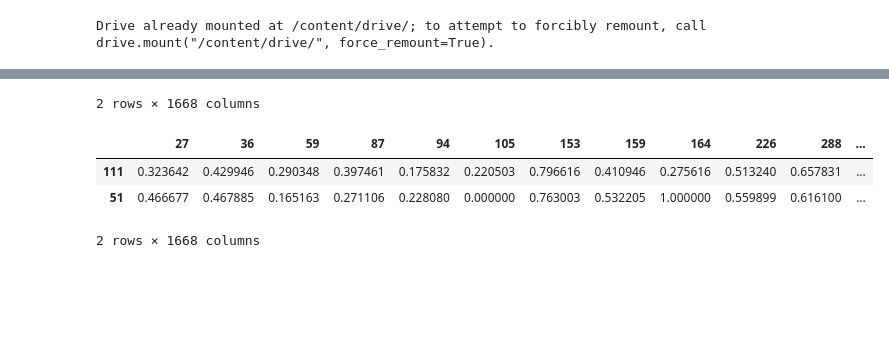
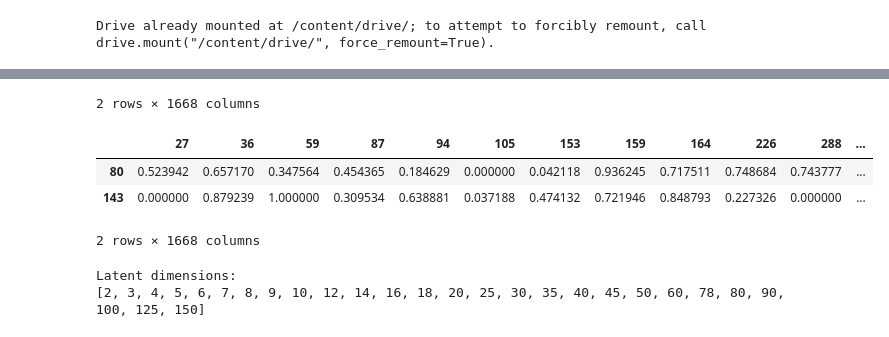
Before and after one commit to sowmyamanojna/PCOS-Gene-Expression-Data-Analysis, a Jupyter notebook: codes/vae_dae/dae_retrial.ipynb, the cells around one changed output, grey strips where cells are left out. Cells and saved outputs as stored; diff of their text form; code cells hidden in the pictures; blank space fills up the shorter version.

Commit message:
Added code across k, saved the dataframe

```diff
--- a/codes/vae_dae/dae_retrial.ipynb
+++ b/codes/vae_dae/dae_retrial.ipynb
@@ -367,6 +367,5 @@ display(pcos_train_df.head(2))
 display(pcos_test_df.head(2))
 
 original_dim = pcos_df.shape[1]
-latent_dim = 2
 # %% [output]
 |  | 27 | 36 | 59 | 87 | 94 | 105 | 153 | 159 | 164 | 226 | 288 | ... |
@@ -375,6 +374,24 @@ latent_dim = 2
 2 rows × 1668 columns
 |  | 27 | 36 | 59 | 87 | 94 | 105 | 153 | 159 | 164 | 226 | 288 | ... |
-| 111 | 0.323642 | 0.429946 | 0.290348 | 0.397461 | 0.175832 | 0.220503 | 0.796616 | 0.410946 | 0.275616 | 0.513240 | 0.657831 | ... |
-| 51 | 0.466677 | 0.467885 | 0.165163 | 0.271106 | 0.228080 | 0.000000 | 0.763003 | 0.532205 | 1.000000 | 0.559899 | 0.616100 | ... |
+| 80 | 0.523942 | 0.657170 | 0.347564 | 0.454365 | 0.184629 | 0.000000 | 0.042118 | 0.936245 | 0.717511 | 0.748684 | 0.743777 | ... |
+| 143 | 0.000000 | 0.879239 | 1.000000 | 0.309534 | 0.638881 | 0.037188 | 0.474132 | 0.721946 | 0.848793 | 0.227326 | 0.000000 | ... |
 2 rows × 1668 columns
+# %%
+# Setting up the possible latent dimensions
+# A total of 26 latent dimensions are taken under consideration
+
+k_list = []
+k_list.extend(list(range(2, 10)))
+k_list.extend(list(range(10, 20, 2)))
+k_list.extend(list(range(20, 50, 5)))
+k_list.extend(list(range(50, 61, 10)))
+k_list.append(78)
+k_list.extend(list(range(80, 100, 10)))
+k_list.extend(list(range(100, 151, 25)))
+
+print("Latent dimensions:")
+print(k_list)
+# %% [output]
+Latent dimensions:
+[2, 3, 4, 5, 6, 7, 8, 9, 10, 12, 14, 16, 18, 20, 25, 30, 35, 40, 45, 50, 60, 78, 80, 90, 100, 125, 150]
 # %%
```
Also changed, not shown: parts of 4 cells of this notebook.
